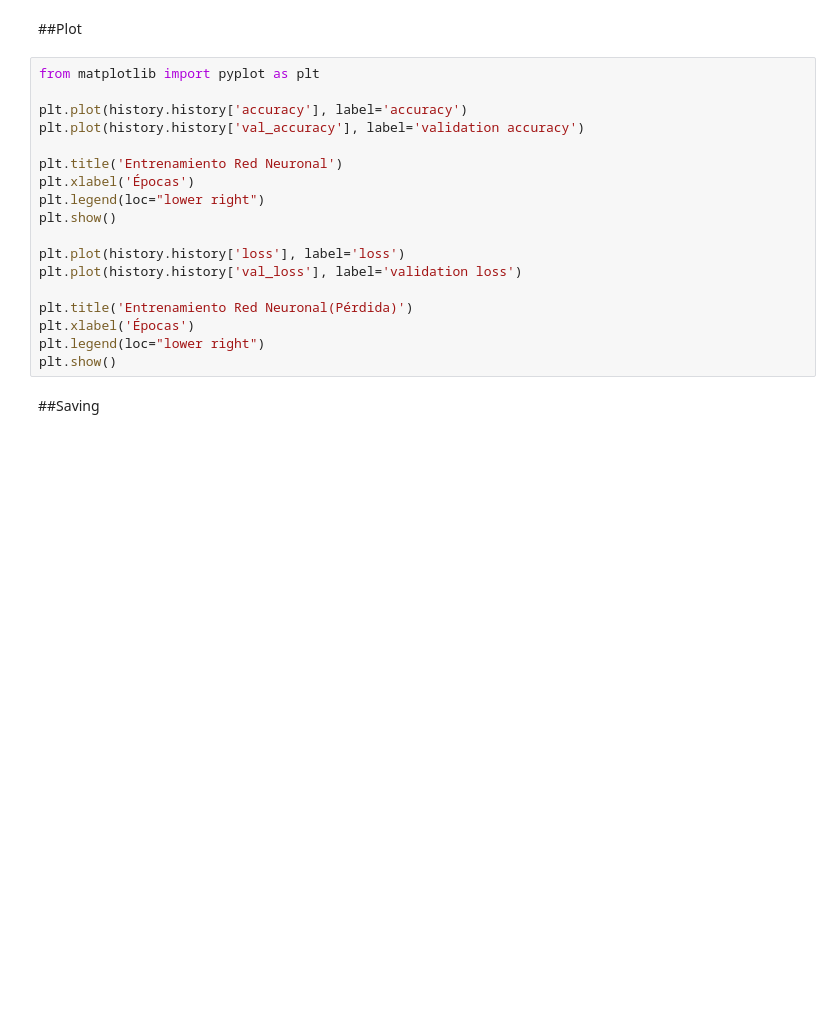
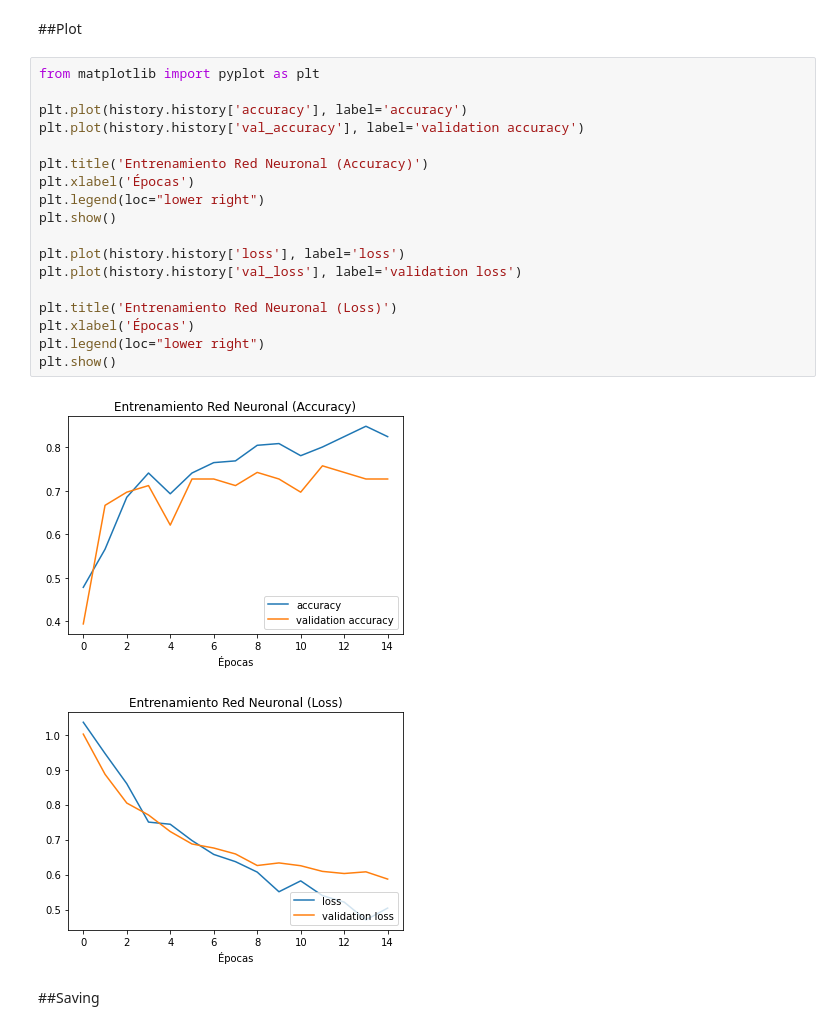
Before and after one commit to Natanael29/FSI_Practica2_NeuralNetwork, a Jupyter notebook: PR2_REDES_NEURONALES.ipynb, the cells around one changed output. Saved outputs shown, nothing was run; the diff lists cells and outputs as text; blank space fills up the shorter version.

```diff
--- a/PR2_REDES_NEURONALES.ipynb
+++ b/PR2_REDES_NEURONALES.ipynb
@@ -108,21 +149,24 @@ history = model.fit_generator(
 # %%
 from matplotlib import pyplot as plt
 
 plt.plot(history.history['accuracy'], label='accuracy')
 plt.plot(history.history['val_accuracy'], label='validation accuracy')
 
-plt.title('Entrenamiento Red Neuronal')
+plt.title('Entrenamiento Red Neuronal (Accuracy)')
 plt.xlabel('Épocas')
 plt.legend(loc="lower right")
 plt.show()
 
 plt.plot(history.history['loss'], label='loss')
 plt.plot(history.history['val_loss'], label='validation loss')
 
-plt.title('Entrenamiento Red Neuronal(Pérdida)')
+plt.title('Entrenamiento Red Neuronal (Loss)')
 plt.xlabel('Épocas')
 plt.legend(loc="lower right")
 plt.show()
+# %% [output]
+[figure, added]
+[figure, added]
 # %% [markdown]
 ##Saving
 # %%
```
Also changed, not shown: parts of 14 cells of this notebook.
